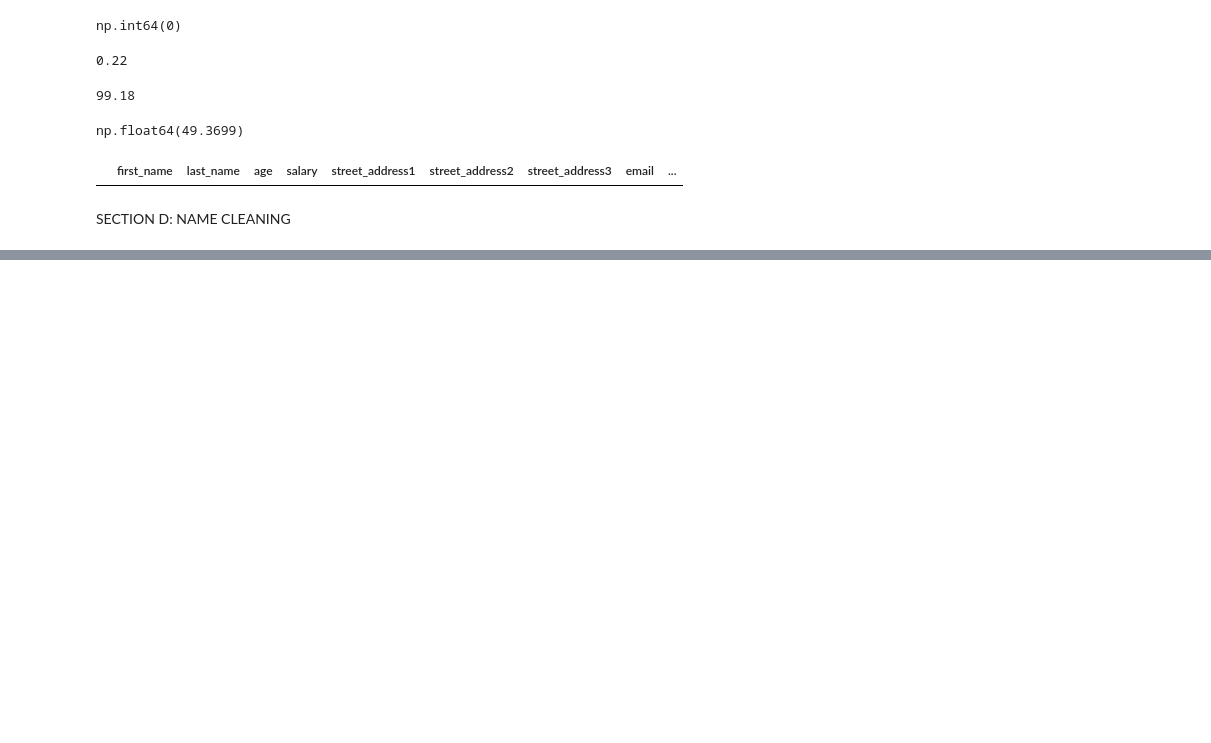
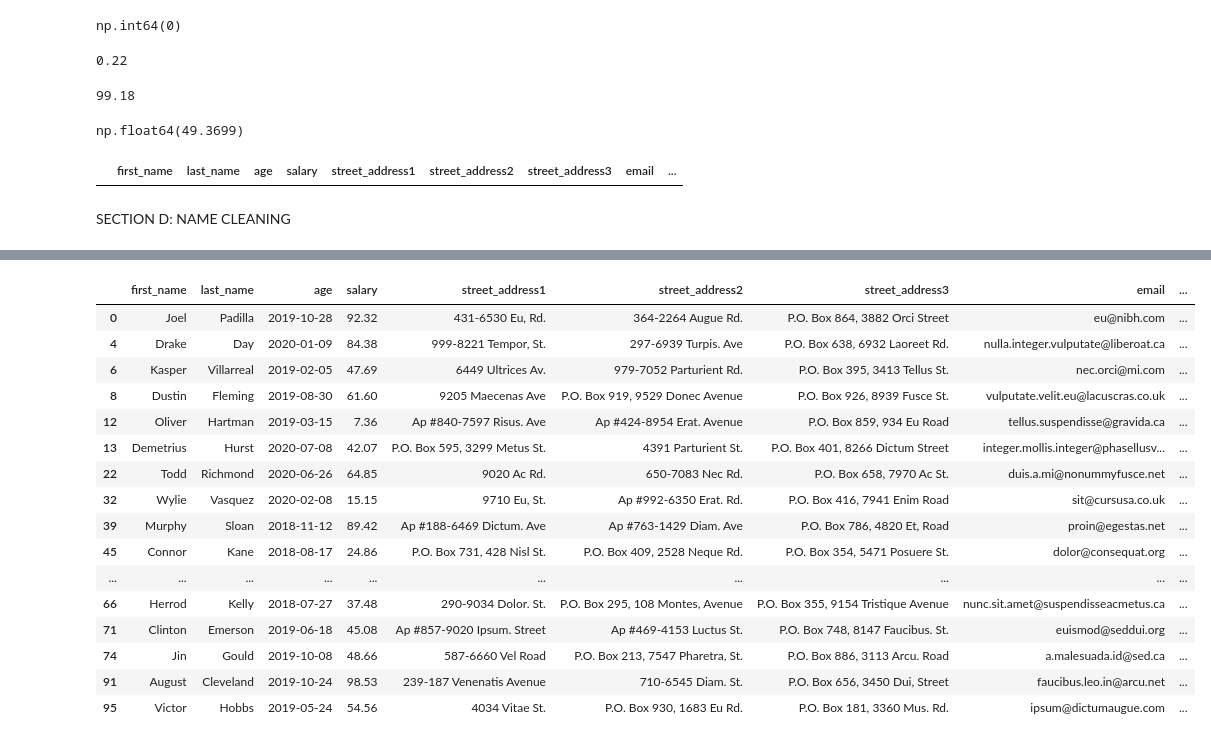
Before and after one commit to Sru-j/daily_lab_activities, a Jupyter notebook: 2_Example_DataCleaning.ipynb, the cells around one changed output, grey strips where cells are left out. Cells and saved outputs as stored; diff of their text form; code cells hidden in the pictures; blank space fills up the shorter version.

```diff
--- a/2_Example_DataCleaning.ipynb
+++ b/2_Example_DataCleaning.ipynb
@@ -267,0 +525,20 @@ SECTION D: NAME CLEANING
+# %%
+df[df['street_address3'].str.contains('P.O. Box')]
+# %% [output]
+|  | first_name | last_name | age | salary | street_address1 | street_address2 | street_address3 | email | ... |
+| 0 | Joel | Padilla | 2019-10-28 | 92.32 | 431-6530 Eu, Rd. | 364-2264 Augue Rd. | P.O. Box 864, 3882 Orci Street | eu@nibh.com | ... |
+| 4 | Drake | Day | 2020-01-09 | 84.38 | 999-8221 Tempor, St. | 297-6939 Turpis. Ave | P.O. Box 638, 6932 Laoreet Rd. | nulla.integer.vulputate@liberoat.ca | ... |
+| 6 | Kasper | Villarreal | 2019-02-05 | 47.69 | 6449 Ultrices Av. | 979-7052 Parturient Rd. | P.O. Box 395, 3413 Tellus St. | nec.orci@mi.com | ... |
+| 8 | Dustin | Fleming | 2019-08-30 | 61.60 | 9205 Maecenas Ave | P.O. Box 919, 9529 Donec Avenue | P.O. Box 926, 8939 Fusce St. | vulputate.velit.eu@lacuscras.co.uk | ... |
+| 12 | Oliver | Hartman | 2019-03-15 | 7.36 | Ap #840-7597 Risus. Ave | Ap #424-8954 Erat. Avenue | P.O. Box 859, 934 Eu Road | tellus.suspendisse@gravida.ca | ... |
+| 13 | Demetrius | Hurst | 2020-07-08 | 42.07 | P.O. Box 595, 3299 Metus St. | 4391 Parturient St. | P.O. Box 401, 8266 Dictum Street | integer.mollis.integer@phasellusv... | ... |
+| 22 | Todd | Richmond | 2020-06-26 | 64.85 | 9020 Ac Rd. | 650-7083 Nec Rd. | P.O. Box 658, 7970 Ac St. | duis.a.mi@nonummyfusce.net | ... |
+| 32 | Wylie | Vasquez | 2020-02-08 | 15.15 | 9710 Eu, St. | Ap #992-6350 Erat. Rd. | P.O. Box 416, 7941 Enim Road | sit@cursusa.co.uk | ... |
+| 39 | Murphy | Sloan | 2018-11-12 | 89.42 | Ap #188-6469 Dictum. Ave | Ap #763-1429 Diam. Ave | P.O. Box 786, 4820 Et, Road | proin@egestas.net | ... |
+| 45 | Connor | Kane | 2018-08-17 | 24.86 | P.O. Box 731, 428 Nisl St. | P.O. Box 409, 2528 Neque Rd. | P.O. Box 354, 5471 Posuere St. | dolor@consequat.org | ... |
+| ... | ... | ... | ... | ... | ... | ... | ... | ... | ... |
+| 66 | Herrod | Kelly | 2018-07-27 | 37.48 | 290-9034 Dolor. St. | P.O. Box 295, 108 Montes, Avenue | P.O. Box 355, 9154 Tristique Avenue | nunc.sit.amet@suspendisseacmetus.ca | ... |
+| 71 | Clinton | Emerson | 2019-06-18 | 45.08 | Ap #857-9020 Ipsum. Street | Ap #469-4153 Luctus St. | P.O. Box 748, 8147 Faucibus. St. | euismod@seddui.org | ... |
+| 74 | Jin | Gould | 2019-10-08 | 48.66 | 587-6660 Vel Road | P.O. Box 213, 7547 Pharetra, St. | P.O. Box 886, 3113 Arcu. Road | a.malesuada.id@sed.ca | ... |
+| 91 | August | Cleveland | 2019-10-24 | 98.53 | 239-187 Venenatis Avenue | 710-6545 Diam. St. | P.O. Box 656, 3450 Dui, Street | faucibus.leo.in@arcu.net | ... |
+| 95 | Victor | Hobbs | 2019-05-24 | 54.56 | 4034 Vitae St. | P.O. Box 930, 1683 Eu Rd. | P.O. Box 181, 3360 Mus. Rd. | ipsum@dictumaugue.com | ... |
```
Also changed, not shown: parts of 45 cells of this notebook.
